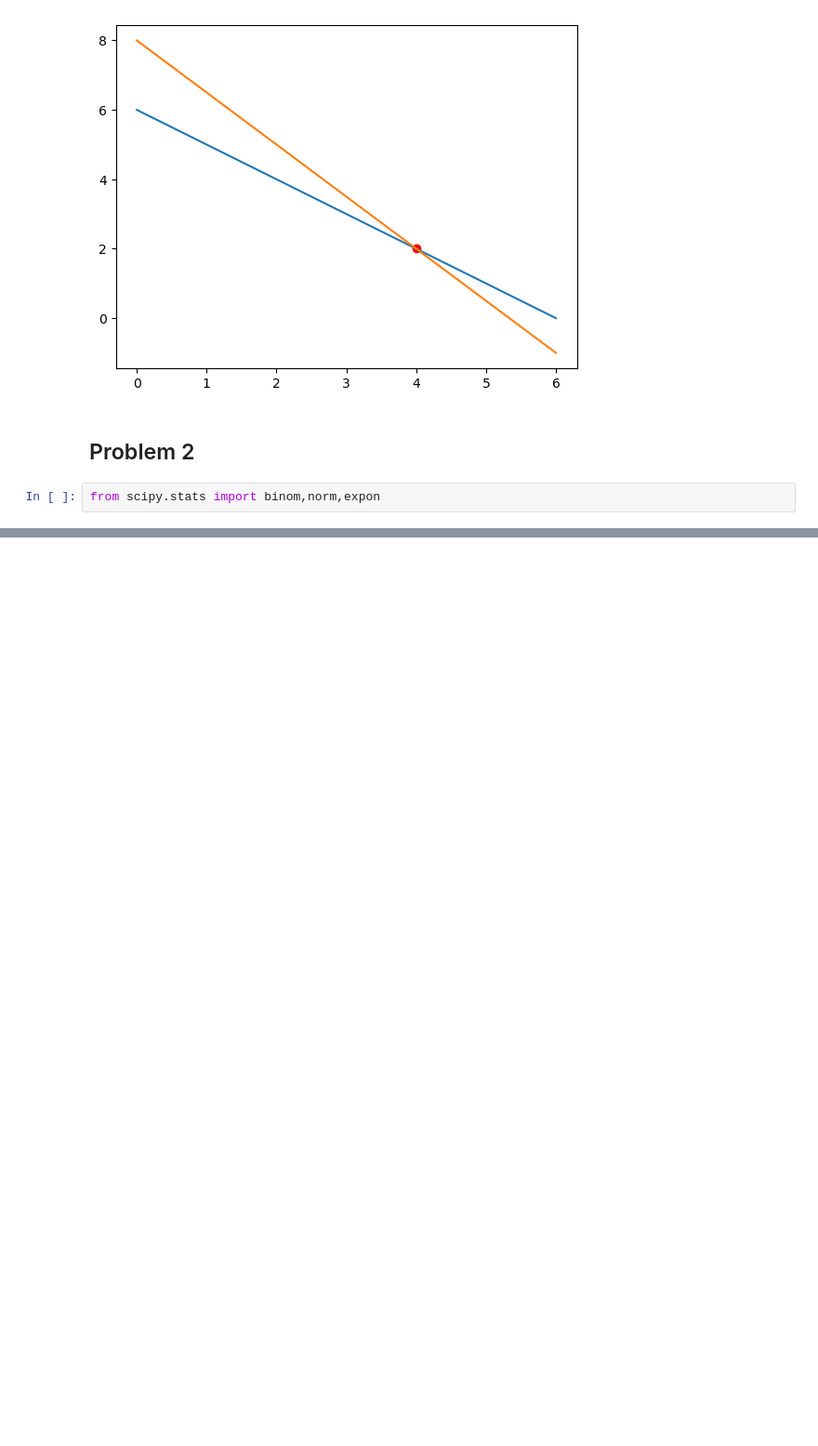
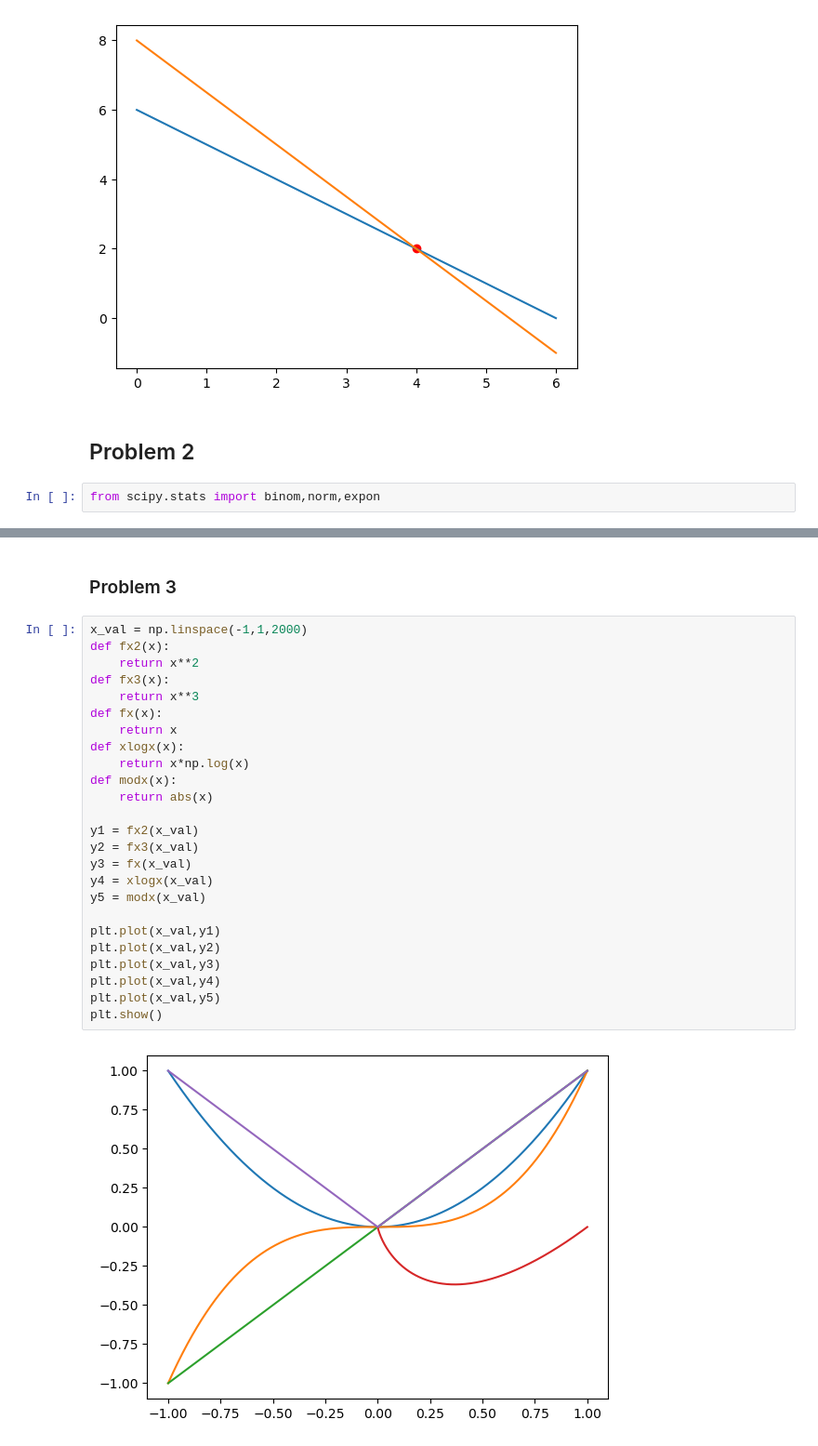
Before and after one commit to shyamsivasankar/sem-9, a Jupyter notebook: 20XW96 - DEEP LEARNING LAB/ws1/ps1.ipynb, the cells around one changed output, grey strips where cells are left out. Shown: that part at 93% size. Drawn from its saved outputs; the diff is of its cells as text; blank space fills up the shorter version.

```diff
--- a/20XW96 - DEEP LEARNING LAB/ws1/ps1.ipynb
+++ b/20XW96 - DEEP LEARNING LAB/ws1/ps1.ipynb
@@ -39,0 +38,29 @@ for size in n_size[:1]:
+# %% [markdown]
+### Problem 3
+# %%
+x_val = np.linspace(-1,1,2000)
+def fx2(x):
+    return x**2
+def fx3(x):
+    return x**3
+def fx(x):
+    return x
+def xlogx(x):
+    return x*np.log(x)
+def modx(x):
+    return abs(x)
+
+y1 = fx2(x_val)
+y2 = fx3(x_val)
+y3 = fx(x_val)
+y4 = xlogx(x_val)
+y5 = modx(x_val)
+
+plt.plot(x_val,y1)
+plt.plot(x_val,y2)
+plt.plot(x_val,y3)
+plt.plot(x_val,y4)
+plt.plot(x_val,y5)
+plt.show()
+# %% [output]
+[figure, added]
```
Also changed, not shown: parts of 2 cells of this notebook, 12 other files.
